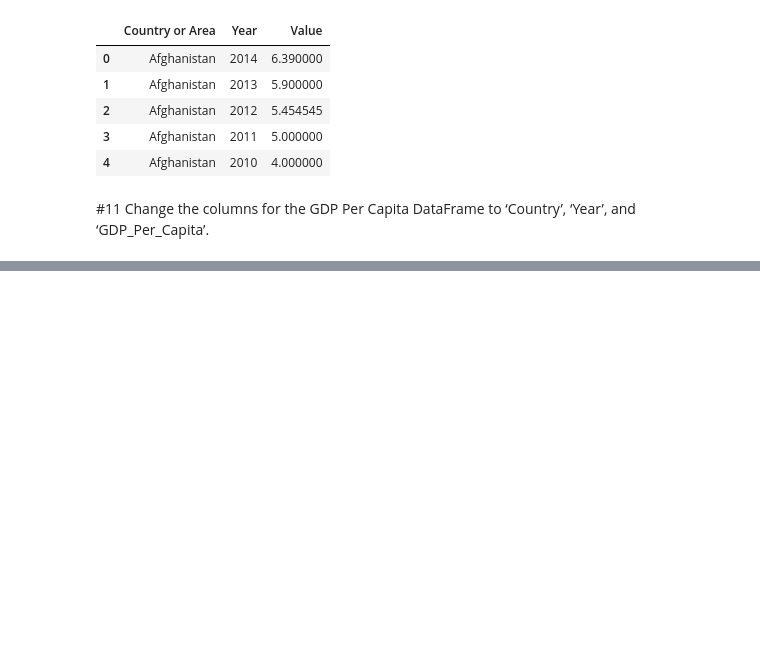
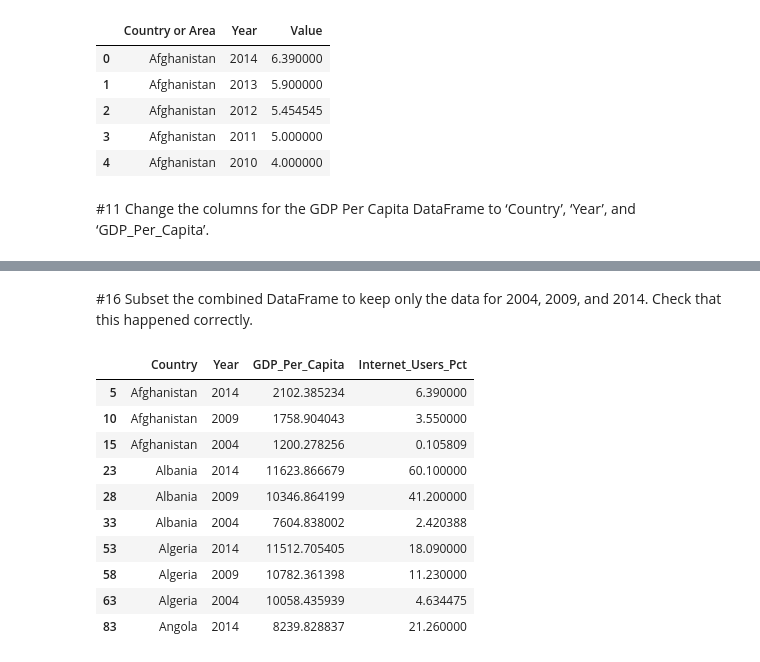
Before and after one commit to tomleewise/gdp-and-internet-usage-tomleewise, a Jupyter notebook: gdp_internet/gdp_internet.ipynb, the cells around one changed output, grey strips where cells are left out. Drawn from its saved outputs; the diff is of its cells as text; code cells hidden in the pictures; blank space fills up the shorter version.

```diff
--- a/gdp_internet/gdp_internet.ipynb
+++ b/gdp_internet/gdp_internet.ipynb
@@ -134,3 +131,7 @@ internet_df.head()
 | 4 | Afghanistan | 2010 | 4.000000 |
 # %% [markdown]
 #11 Change the columns for the GDP Per Capita DataFrame to ‘Country’, ‘Year’, and ‘GDP_Per_Capita’.
+# %%
+gdp_df = gdp_df.rename(columns = {'Country or Area' : 'Country', 'Year' : 'Year',
+                         'Value' : 'GDP_Per_Capita'})
+gdp_df.head()
@@ -136,0 +147,4 @@ internet_df.head()
+# %%
+internet_df = internet_df.rename(columns = {'Country or Area' : 'Country', 'Year' : 'Year',
+                            'Value' : 'Internet_Users_Pct'})
+internet_df.head()
@@ -136,0 +160,4 @@ internet_df.head()
+# %%
+
+gdp_and_internet_use = gdp_df.merge(internet_df, how='outer',
+                                    on=['Country','Year'])
@@ -136,0 +186,20 @@ internet_df.head()
+# %% [markdown]
+#16 Subset the combined DataFrame to keep only the data for 2004, 2009, and 2014. Check that this happened correctly.
+# %%
+gdp_and_internet_use = gdp_and_internet_use.loc[(gdp_and_internet_use['Year'] == 2004)
+                                               | (gdp_and_internet_use['Year']== 2009)
+                                               | (gdp_and_internet_use['Year']== 2014)]
+# %%
+gdp_and_internet_use.head(10)
+# %% [output]
+|  | Country | Year | GDP_Per_Capita | Internet_Users_Pct |
+| 5 | Afghanistan | 2014 | 2102.385234 | 6.390000 |
+| 10 | Afghanistan | 2009 | 1758.904043 | 3.550000 |
+| 15 | Afghanistan | 2004 | 1200.278256 | 0.105809 |
+| 23 | Albania | 2014 | 11623.866679 | 60.100000 |
+| 28 | Albania | 2009 | 10346.864199 | 41.200000 |
+| 33 | Albania | 2004 | 7604.838002 | 2.420388 |
+| 53 | Algeria | 2014 | 11512.705405 | 18.090000 |
+| 58 | Algeria | 2009 | 10782.361398 | 11.230000 |
+| 63 | Algeria | 2004 | 10058.435939 | 4.634475 |
+| 83 | Angola | 2014 | 8239.828837 | 21.260000 |
```
Also changed, not shown: parts of 20 cells of this notebook.
